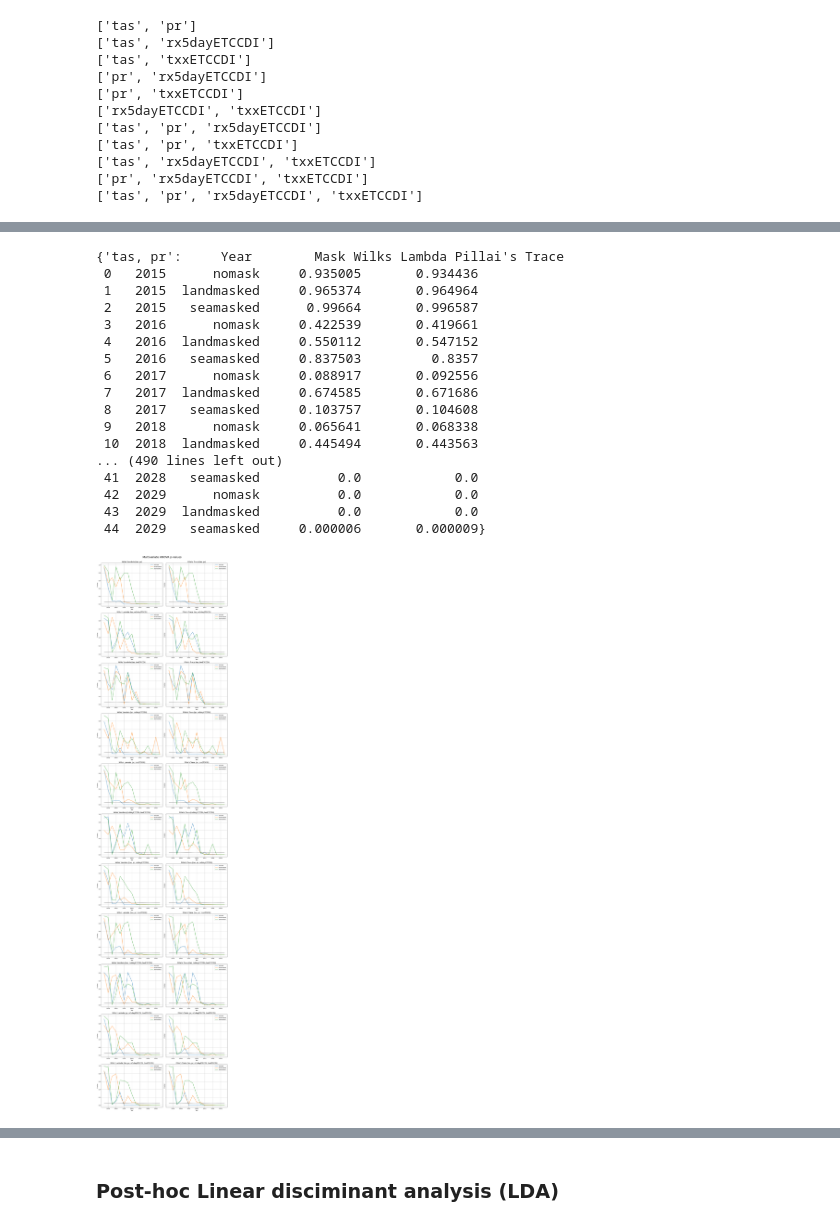
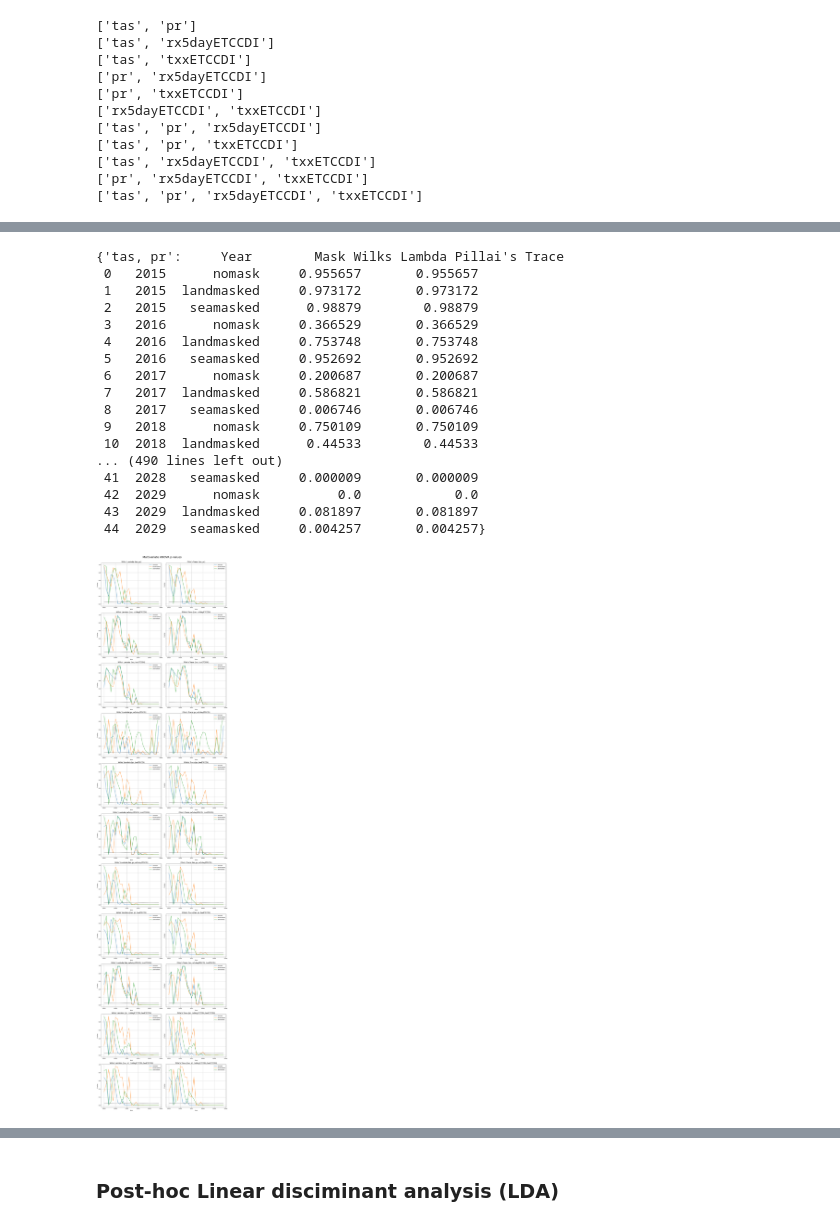
Before and after one commit to Johannesfjeldsaa/Masterthesis_S23, a Jupyter notebook: 06 - Variance analysis to detect SSP differences early.ipynb, the cells around one changed output, grey strips where cells are left out. Saved outputs shown, nothing was run; the diff lists cells and outputs as text; code cells hidden in the pictures.

```diff
--- a/06 - Variance analysis to detect SSP differences early.ipynb
+++ b/06 - Variance analysis to detect SSP differences early.ipynb
@@ -52,7 +53,6 @@ def legend_without_duplicate_labels(fig):
     unique = [(h, l) for i, (h, l) in enumerate(zip(handles, labels)) if l not in labels[:i]]
     fig.legend(*zip(*unique), loc='center left', bbox_to_anchor=(1, 0.5), fontsize=14)
 # %%
-
 fig, axs = plt.subplots(4, 3, figsize=(15, 12), sharey='row')#, sharex='col')
 fig2, axs2 = plt.subplots(4, 3, figsize=(15, 12), sharey='row')#, sharex='col')
 
@@ -61,7 +61,7 @@ fig2.suptitle('SSP development (Meanscaled)')
 
 main_data_dir = 'D:/Programmering/msc/Masterthesis_S23_DataFiles/AnnualGlobalClimatologies'
 masks = ['nomask', 'landmasked', 'seamasked']
-SSPs = ['ssp126', 'ssp245', 'ssp370', 'ssp585']
+SSPs = ['ssp126', 'ssp585']
 variables = ['tas', 'pr', 'rx5dayETCCDI', 'txxETCCDI']
 
 colors = plt.cm.coolwarm(np.linspace(0, 1, len(SSPs)))
@@ -154,3 +167,8 @@ def extract_cross_sections(main_data_dir, masks, SSPs):
 masks = ['nomask', 'landmasked', 'seamasked']
 
 data_frames = extract_cross_sections(main_data_dir, masks, SSPs)
+
+for year in range(2015, 2101):
+    df_yr = data_frames[year]
+    df_yr = preprocess_for_anova(df_yr, ['mask', 'SSP'], ['tas', 'pr', 'rx5dayETCCDI', 'txxETCCDI'])
+    data_frames[year] = df_yr
@@ -345,5 +369,5 @@ for combination in combinations:
 # %%
-years = list(range(2015, 2030))
+years = list(range(2015, 2040))
 
 p_values_all_combinations = {}
 for var_comb in combinations:
@@ -371,53 +395,51 @@ for var_comb in combinations:
 p_values_all_combinations
 # %% [output]
 {'tas, pr':     Year        Mask Wilks Lambda Pillai's Trace
- 0   2015      nomask     0.935005       0.934436
- 1   2015  landmasked     0.965374       0.964964
- 2   2015   seamasked      0.99664       0.996587
- 3   2016      nomask     0.422539       0.419661
- 4   2016  landmasked     0.550112       0.547152
- 5   2016   seamasked     0.837503         0.8357
- 6   2017      nomask     0.088917       0.092556
- 7   2017  landmasked     0.674585       0.671686
- 8   2017   seamasked     0.103757       0.104608
- 9   2018      nomask     0.065641       0.068338
- 10  2018  landmasked     0.445494       0.443563
+ 0   2015      nomask     0.955657       0.955657
+ 1   2015  landmasked     0.973172       0.973172
+ 2   2015   seamasked      0.98879        0.98879
+ 3   2016      nomask     0.366529       0.366529
+ 4   2016  landmasked     0.753748       0.753748
+ 5   2016   seamasked     0.952692       0.952692
+ 6   2017      nomask     0.200687       0.200687
+ 7   2017  landmasked     0.586821       0.586821
+ 8   2017   seamasked     0.006746       0.006746
+ 9   2018      nomask     0.750109       0.750109
+ 10  2018  landmasked      0.44533        0.44533
 ... (490 lines left out)
- 41  2028   seamasked          0.0            0.0
+ 41  2028   seamasked     0.000009       0.000009
  42  2029      nomask          0.0            0.0
- 43  2029  landmasked          0.0            0.0
- 44  2029   seamasked     0.000006       0.000009}
+ 43  2029  landmasked     0.081897       0.081897
+ 44  2029   seamasked     0.004257       0.004257}
 # %%
-
-years = list(range(2015, 2030))
 
 fig, axs = plt.subplots(11, 2, figsize=(15, 11*6), sharey='row')
 
 fig.suptitle('Multivariate ANOVA p-values', fontsize=22)
 
 #fig.suptitle('Multivariate ANOVA p-values', fontsize=18)
 
 for row, (var_comb, p_values_df) in enumerate(p_values_all_combinations.items()):
     wilk_ax = axs[row, 0]
     pil_ax = axs[row, 1]
     wilk_ax.set_title(f'Wilks\' Lambda ({var_comb})', fontsize=14)
     pil_ax.set_title(f'Pillai\'s Trace ({var_comb})', fontsize=14)
 
     for mask in masks:
         df = p_values_df[p_values_df['Mask'] == mask]
         wilk_ax.plot(years, df['Wilks Lambda'],
-                         label=mask, linewidth=2, alpha=0.8)
+                     label=mask, linewidth=2, alpha=0.8)
         pil_ax.plot(years, df['Pillai\'s Trace'],
-                         label=mask, linewidth=2, alpha=0.8)
+                    label=mask, linewidth=2, alpha=0.8)
 
     for ax in [wilk_ax, pil_ax]:
         ax.hlines(0.05, years[0], years[-1], color='black', linestyle='--')
         ax.set_xlabel('Year')
         ax.set_ylabel('P-value')
         ax.legend(loc='upper right')
         ax.grid(True)
 
 plt.tight_layout(rect=[0, 0.03, 1, 0.98])  # Adjust the rect parameter to position the suptitle
 plt.show()
 # %% [output]
-[figure, old version]
+[figure, new version]
```
Also changed, not shown: parts of 10 cells of this notebook, 3 other files.
